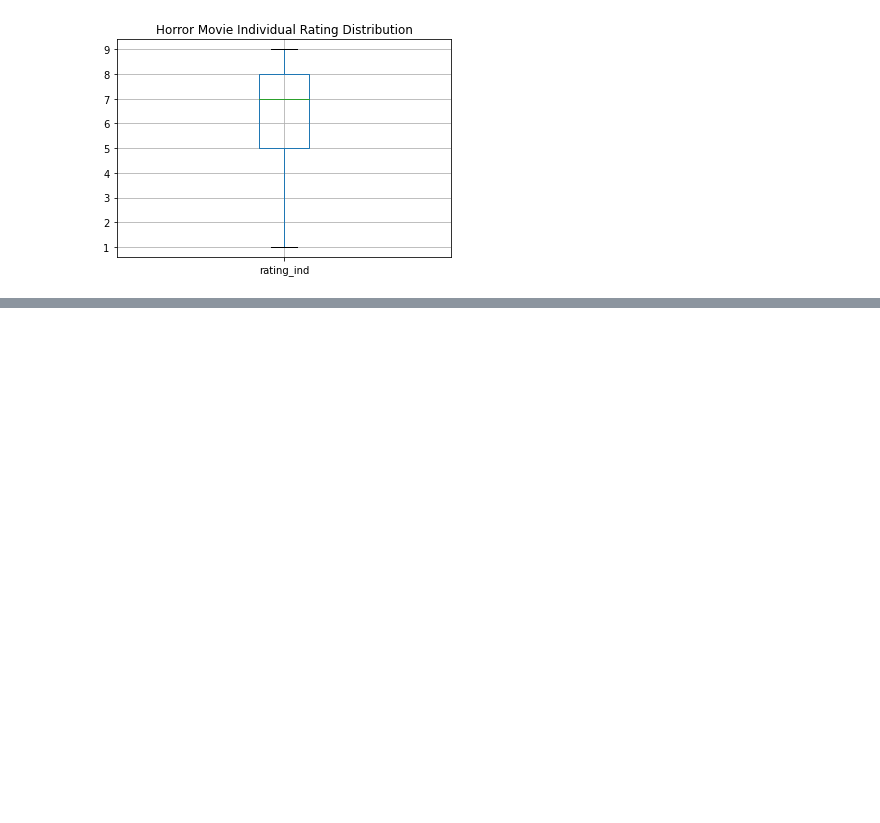
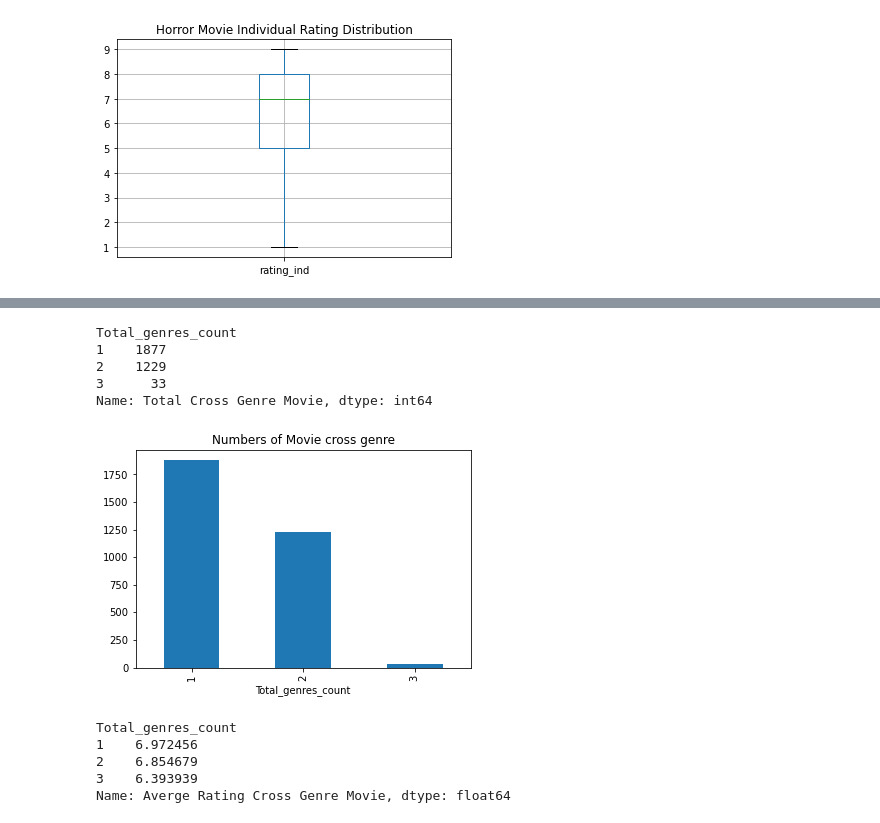
Before and after one commit to williampryor/IMDB_Machine_Learning_Sentiment_Analysis, a Jupyter notebook: Data Visulization about Movies.ipynb, the cells around one changed output, grey strips where cells are left out. Drawn from its saved outputs; the diff is of its cells as text; code cells hidden in the pictures; blank space fills up the shorter version.

```diff
--- a/Data Visulization about Movies.ipynb
+++ b/Data Visulization about Movies.ipynb
@@ -92,8 +96,6 @@ whole_df
 | 17856 | tt7737734 | The Other Lamb | 5.2 | 0 | 3311 | 0 | 0 | 0 | 0 | 0 | ... |
 | 17857 | tt7737734 | The Other Lamb | 5.2 | 0 | 3311 | 0 | 0 | 0 | 0 | 0 | ... |
 17858 rows × 33 columns
-# %%
-combined_df.drop(combined_df[combined_df['movie_id'] = 25].index, inplace = True)
 # %%
 new_combined_df=combined_df[["Action","Comedy","Drama","Horror"]].astype('int64')
 new_combined_df.dtypes
@@ -608,0 +556,25 @@ plt.show()
+# %%
+movie_c_genre=new_new_new_df.groupby(['Total_genres_count']).count()['movie_id'].rename("Total Cross Genre Movie")
+movie_c_genre
+# %% [output]
+Total_genres_count
+1    1877
+2    1229
+3      33
+Name: Total Cross Genre Movie, dtype: int64
+# %%
+movie_c_genre.plot(kind='bar')
+plt.title("Numbers of Movie cross genre")
+plt.savefig("Image\genres number.png")
+plt.show()
+# %% [output]
+[figure, added]
+# %%
+review_c_genre=new_new_new_df.groupby(['Total_genres_count']).mean()['rating'].rename("Averge Rating Cross Genre Movie")
+review_c_genre
+# %% [output]
+Total_genres_count
+1    6.972456
+2    6.854679
+3    6.393939
+Name: Averge Rating Cross Genre Movie, dtype: float64
```
Also changed, not shown: parts of 59 cells of this notebook, 27 other files.
